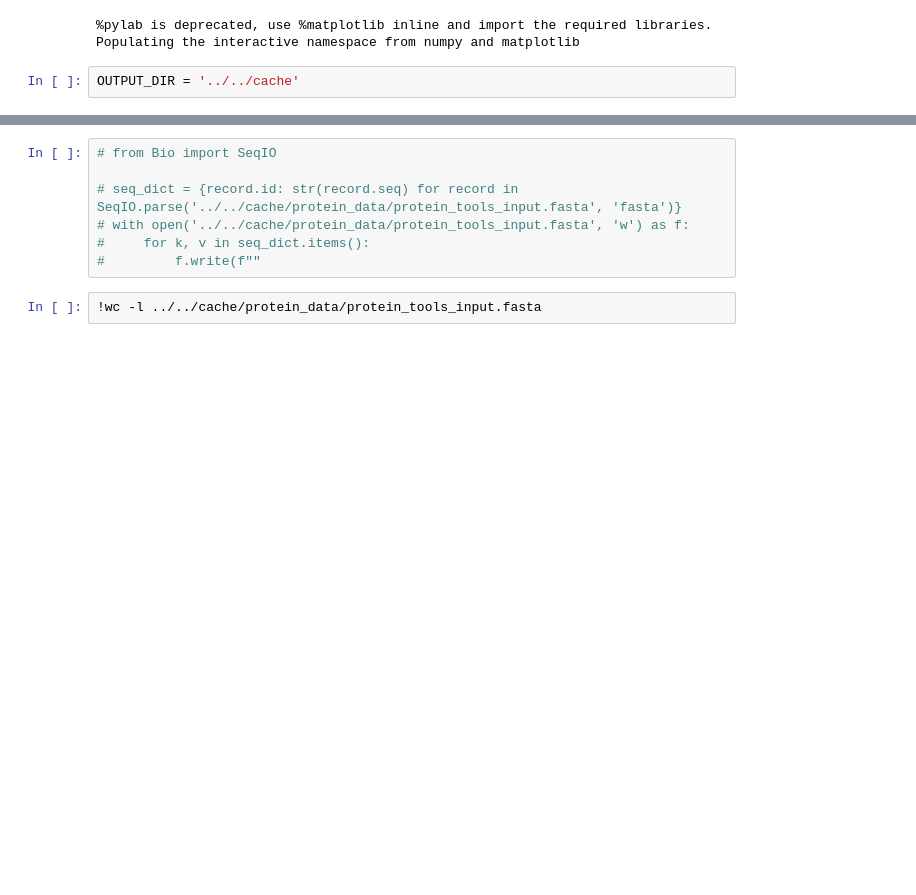
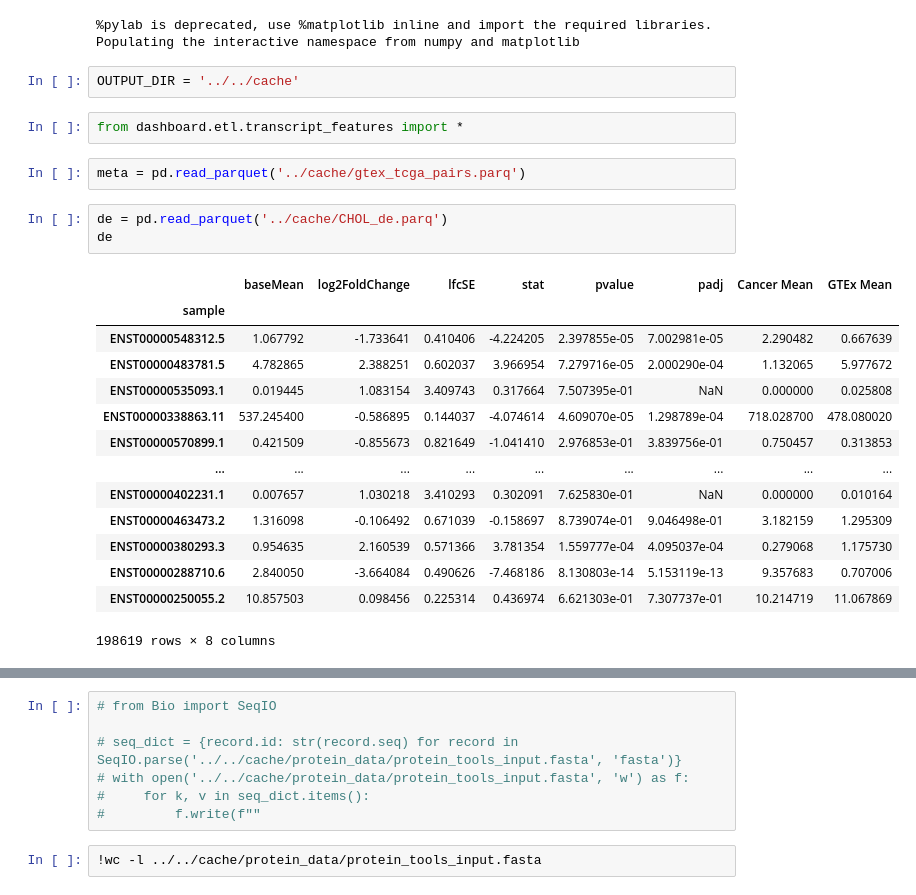
Before and after one commit to veliatx/dashboard, a Jupyter notebook: dashboard/etl/dev.ipynb, the cells around one changed output, grey strips where cells are left out. Cells and saved outputs as stored; diff of their text form; blank space fills up the shorter version.

```diff
--- a/dashboard/etl/dev.ipynb
+++ b/dashboard/etl/dev.ipynb
@@ -5,3 +5,25 @@
 Populating the interactive namespace from numpy and matplotlib
 # %%
 OUTPUT_DIR = '../../cache'
+# %%
+from dashboard.etl.transcript_features import *
+# %%
+meta = pd.read_parquet('../cache/gtex_tcga_pairs.parq')
+# %%
+de = pd.read_parquet('../cache/CHOL_de.parq')
+de
+# %% [output]
+|  | baseMean | log2FoldChange | lfcSE | stat | pvalue | padj | Cancer Mean | GTEx Mean |
+| sample |  |  |  |  |  |  |  |  |
+| ENST00000548312.5 | 1.067792 | -1.733641 | 0.410406 | -4.224205 | 2.397855e-05 | 7.002981e-05 | 2.290482 | 0.667639 |
+| ENST00000483781.5 | 4.782865 | 2.388251 | 0.602037 | 3.966954 | 7.279716e-05 | 2.000290e-04 | 1.132065 | 5.977672 |
+| ENST00000535093.1 | 0.019445 | 1.083154 | 3.409743 | 0.317664 | 7.507395e-01 | NaN | 0.000000 | 0.025808 |
+| ENST00000338863.11 | 537.245400 | -0.586895 | 0.144037 | -4.074614 | 4.609070e-05 | 1.298789e-04 | 718.028700 | 478.080020 |
+| ENST00000570899.1 | 0.421509 | -0.855673 | 0.821649 | -1.041410 | 2.976853e-01 | 3.839756e-01 | 0.750457 | 0.313853 |
+| ... | ... | ... | ... | ... | ... | ... | ... | ... |
+| ENST00000402231.1 | 0.007657 | 1.030218 | 3.410293 | 0.302091 | 7.625830e-01 | NaN | 0.000000 | 0.010164 |
+| ENST00000463473.2 | 1.316098 | -0.106492 | 0.671039 | -0.158697 | 8.739074e-01 | 9.046498e-01 | 3.182159 | 1.295309 |
+| ENST00000380293.3 | 0.954635 | 2.160539 | 0.571366 | 3.781354 | 1.559777e-04 | 4.095037e-04 | 0.279068 | 1.175730 |
+| ENST00000288710.6 | 2.840050 | -3.664084 | 0.490626 | -7.468186 | 8.130803e-14 | 5.153119e-13 | 9.357683 | 0.707006 |
+| ENST00000250055.2 | 10.857503 | 0.098456 | 0.225314 | 0.436974 | 6.621303e-01 | 7.307737e-01 | 10.214719 | 11.067869 |
+198619 rows × 8 columns
```
Also changed, not shown: parts of 18 cells of this notebook, 5 other files.
